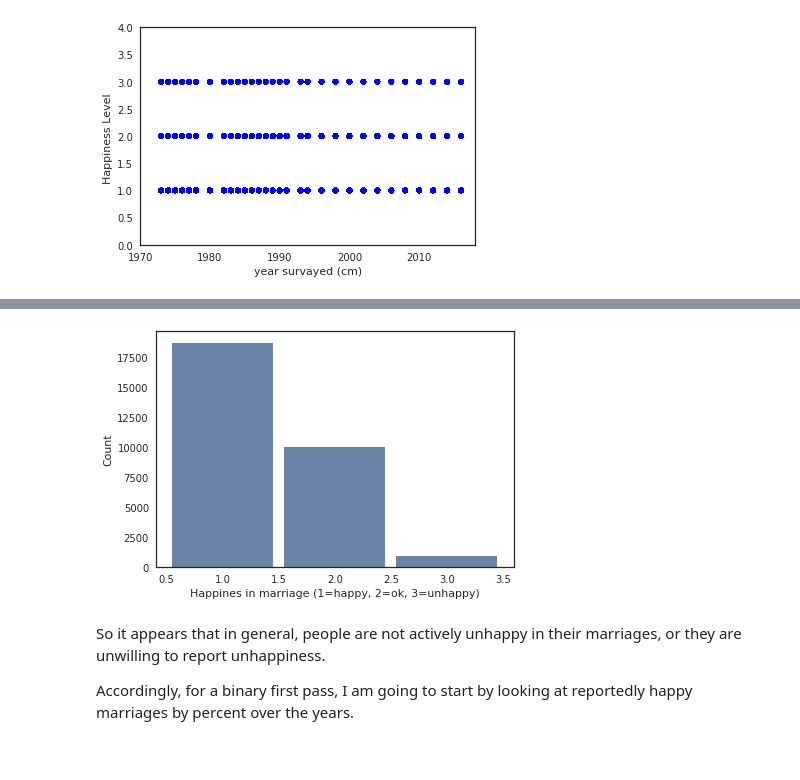
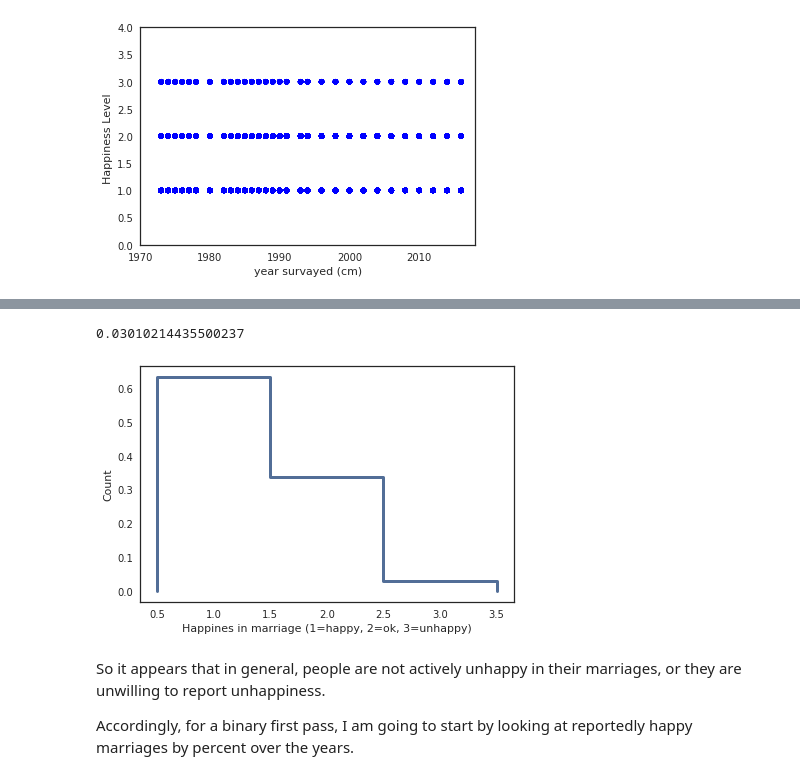
Before and after one commit to ASHSWAN1999/ThinkStats2, a Jupyter notebook: project1/Exploratory Figures.ipynb, the cells around one changed output, grey strips where cells are left out. Drawn from its saved outputs; the diff is of its cells as text; code cells hidden in the pictures.

Commit message:
markdown report sans figures

```diff
--- a/project1/Exploratory Figures.ipynb
+++ b/project1/Exploratory Figures.ipynb
@@ -106,10 +106,13 @@ thinkplot.Config(xlabel='year survayed (cm)',
 # %%
-hist_hapmar = Hist(gss.hapmar)
-thinkplot.hist(hist_hapmar)
+hist_hapmar = Pmf(gss.hapmar)
+thinkplot.pmf(hist_hapmar)
 decorate(xlabel='Happines in marriage (1=happy, 2=ok, 3=unhappy)',
          ylabel='Count')
+
+hist_hapmar[3]
 # %% [output]
+0.03010214435500237
-[figure, old version]
+[figure, new version]
 # %% [markdown]
 So it appears that in general, people are not actively unhappy in their marriages, or they are unwilling to report unhappiness.
 
```
Also changed, not shown: parts of 1 cell of this notebook, 2 other files.
